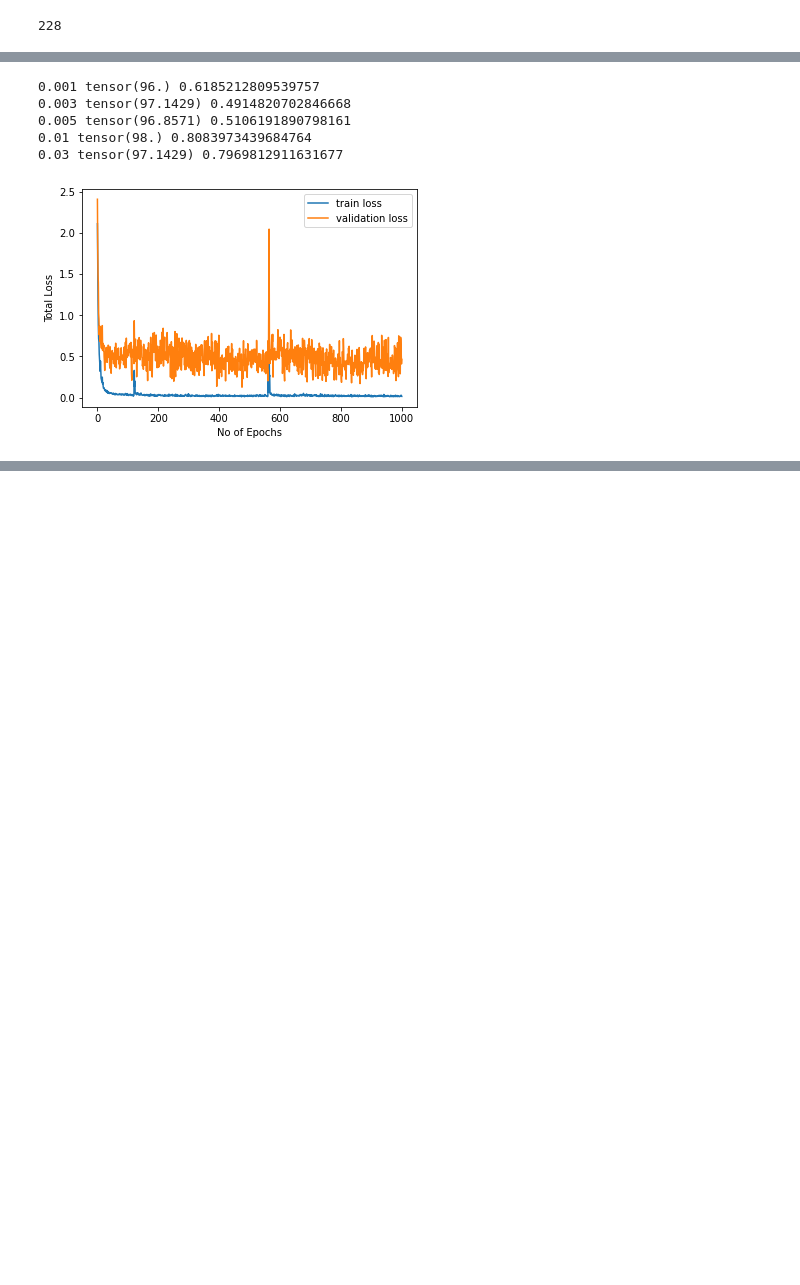
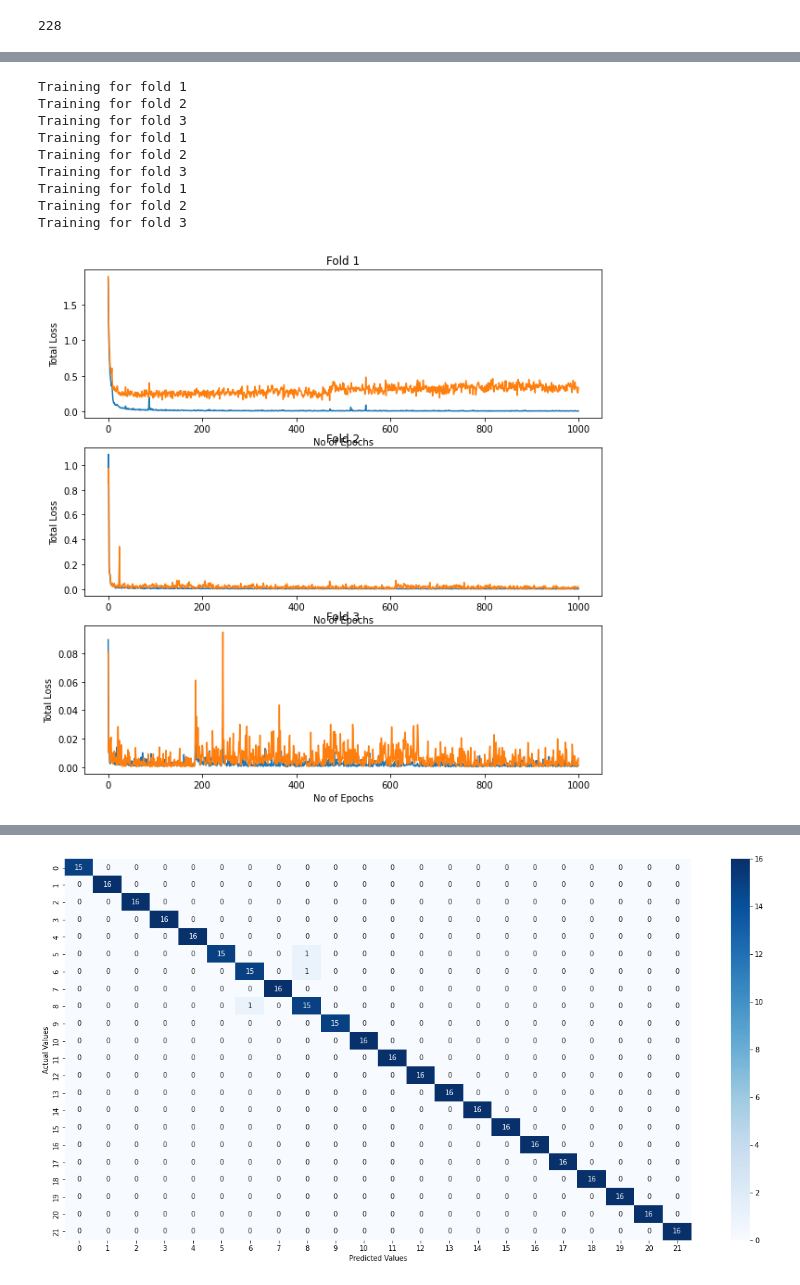
Before and after one commit to Saadman53/Thesis-Human-Activity-Recognition, a Jupyter notebook: Human_Action_Recognition_using_Sensor_Data.ipynb, the cells around one changed output, grey strips where cells are left out. Drawn from its saved outputs; the diff is of its cells as text; code cells hidden in the pictures; blank space fills up the shorter version.

```diff
--- a/Human_Action_Recognition_using_Sensor_Data.ipynb
+++ b/Human_Action_Recognition_using_Sensor_Data.ipynb
@@ -119,9 +120,9 @@ df.drop(['Unnamed: 0'], axis = 1, inplace = True)
 # %%
 X = df.drop(['activity'], axis = 1)
 y = df['activity']
-#X_train, X_test, y_train, y_test = train_test_split(X, y,test_size=0.3, random_state=42, stratify = y)
-X_train_val, X_test, y_train_val, y_test = train_test_split(X, y,test_size=0.3, random_state=42, stratify = y)
-X_train, X_val, y_train, y_val = train_test_split(X_train_val, y_train_val,test_size=0.1, random_state=21,  stratify = y_train_val)
+X_train, X_test, y_train, y_test = train_test_split(X, y,test_size=0.3, random_state=42, stratify = y)
+#X_train_val, X_test, y_train_val, y_test = train_test_split(X, y,test_size=0.3, random_state=42, stratify = y)
+#X_train, X_val, y_train, y_val = train_test_split(X_train_val, y_train_val,test_size=0.1, random_state=21,  stratify = y_train_val)
 features = X.columns
 # %%
 #X_train, X_test, X_val, y_train, y_test, y_val = train_test_val_split(df,22, "activity", 0.2)
@@ -604,5 +607,5 @@ def model_training_evaluation(X_train, X_test, X_val, y_train, y_test, y_val,sel
   print(f"Precision is {(precision):.2f}%")
 # %%
 # model training with hyperparameter tuning using features selected by existing EFS-MI algorithm
-model_training_evaluation(X_train, X_test, X_val, y_train, y_test, y_val,selected_feat_efs_mi)
+model_training_evaluation(X_train, X_test, y_train, y_test,selected_feat_efs_mi)
 # %% [output]
@@ -620,4 +629,4 @@ Precision is 95.40%
 # %%
 # model training with hyperparameter tuning using features selected by proposed EBCFS algorithm
-model_training_evaluation(X_train, X_test, X_val, y_train, y_test, y_val,selected_feat_ecfs)
+model_training_evaluation(X_train, X_test, y_train, y_test,selected_feat_ecfs)
 # %% [output]
@@ -635,10 +650,14 @@ Precision is 97.74%
 # %%
 #training the model with all features
-model_training_evaluation(X_train, X_test, X_val, y_train, y_test, y_val,features)
+model_training_evaluation(X_train, X_test, y_train, y_test,features)
 # %% [output]
-0.001 tensor(96.) 0.6185212809539757
-0.003 tensor(97.1429) 0.4914820702846668
-0.005 tensor(96.8571) 0.5106191890798161
-0.01 tensor(98.) 0.8083973439684764
-0.03 tensor(97.1429) 0.7969812911631677
+Training for fold 1
+Training for fold 2
+Training for fold 3
+Training for fold 1
+Training for fold 2
+Training for fold 3
+Training for fold 1
+Training for fold 2
+Training for fold 3
-[figure, old version]
+[figure, new version]
@@ -645,0 +666 @@ model_training_evaluation(X_train, X_test, X_val, y_train, y_test, y_val,feature
+[figure, added]
```
Also changed, not shown: parts of 10 cells of this notebook.
